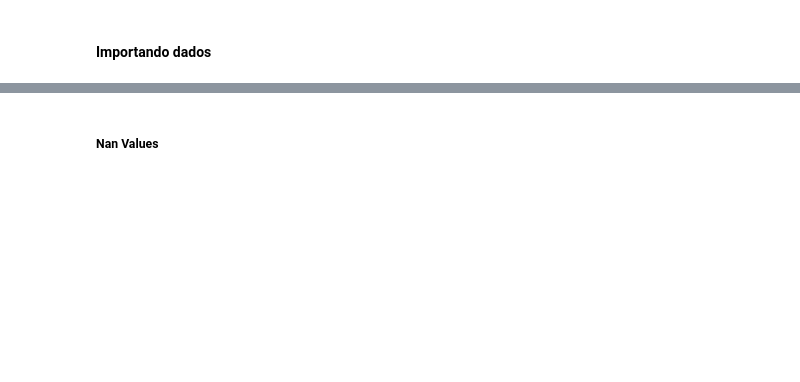
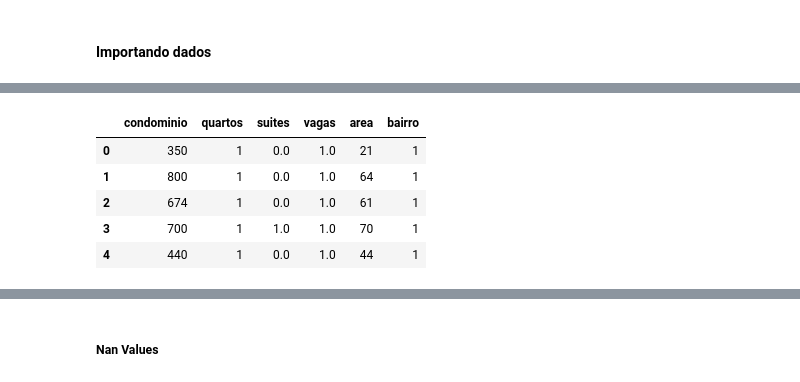
Before and after one commit to dnogaroli/DS-652, a Jupyter notebook: notebooks/Aula 1.ipynb, the cells around one changed output, grey strips where cells are left out. Saved outputs shown, nothing was run; the diff lists cells and outputs as text; code cells hidden in the pictures; blank space fills up the shorter version.

```diff
--- a/notebooks/Aula 1.ipynb
+++ b/notebooks/Aula 1.ipynb
@@ -942 +1103,11 @@ pd.merge(df3, df4, on='Paises')
+# %%
+df_imoveis_rj = pd.read_csv(filename, sep=';', usecols=['condominio', 'quartos', 'suites', 'vagas', 'area', 'bairro'])
+df_imoveis_rj.head()
+# %% [output]
+|  | condominio | quartos | suites | vagas | area | bairro |
+| 0 | 350 | 1 | 0.0 | 1.0 | 21 | 1 |
+| 1 | 800 | 1 | 0.0 | 1.0 | 64 | 1 |
+| 2 | 674 | 1 | 0.0 | 1.0 | 61 | 1 |
+| 3 | 700 | 1 | 1.0 | 1.0 | 70 | 1 |
+| 4 | 440 | 1 | 0.0 | 1.0 | 44 | 1 |
 # %%
```
Also changed, not shown: parts of 88 cells of this notebook, 1 other file.
